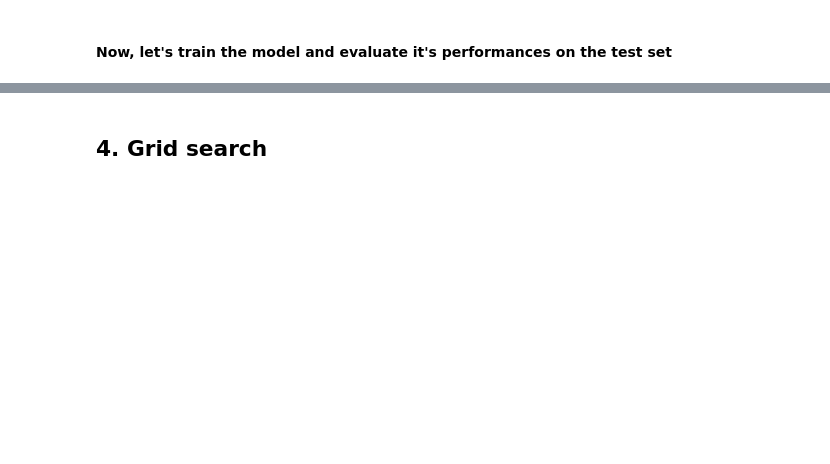
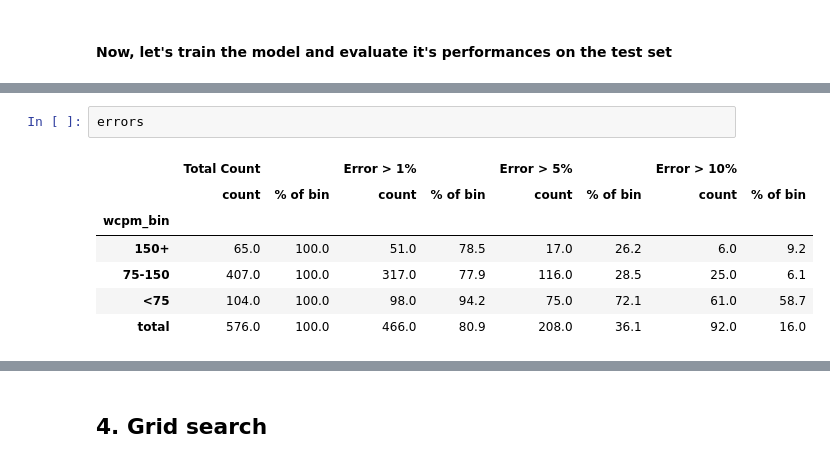
Before and after one commit to julesbertrand/LiterablyInsightProject, a Jupyter notebook: tutorial_litgrade.ipynb, the cells around one changed output, grey strips where cells are left out. Saved outputs shown, nothing was run; the diff lists cells and outputs as text; blank space fills up the shorter version.

```diff
--- a/tutorial_litgrade.ipynb
+++ b/tutorial_litgrade.ipynb
@@ -95 +103,11 @@ stats, summary = trainer.evaluate_model(visualize = True)
+# %%
+errors
+# %% [output]
+|  | Total Count |  | Error > 1% |  | Error > 5% |  | Error > 10% |  |
+|  | count | % of bin | count | % of bin | count | % of bin | count | % of bin |
+| wcpm_bin |  |  |  |  |  |  |  |  |
+| 150+ | 65.0 | 100.0 | 51.0 | 78.5 | 17.0 | 26.2 | 6.0 | 9.2 |
+| 75-150 | 407.0 | 100.0 | 317.0 | 77.9 | 116.0 | 28.5 | 25.0 | 6.1 |
+| <75 | 104.0 | 100.0 | 98.0 | 94.2 | 75.0 | 72.1 | 61.0 | 58.7 |
+| total | 576.0 | 100.0 | 466.0 | 80.9 | 208.0 | 36.1 | 92.0 | 16.0 |
 # %%
```
Also changed, not shown: parts of 20 cells of this notebook, 9 other files.
